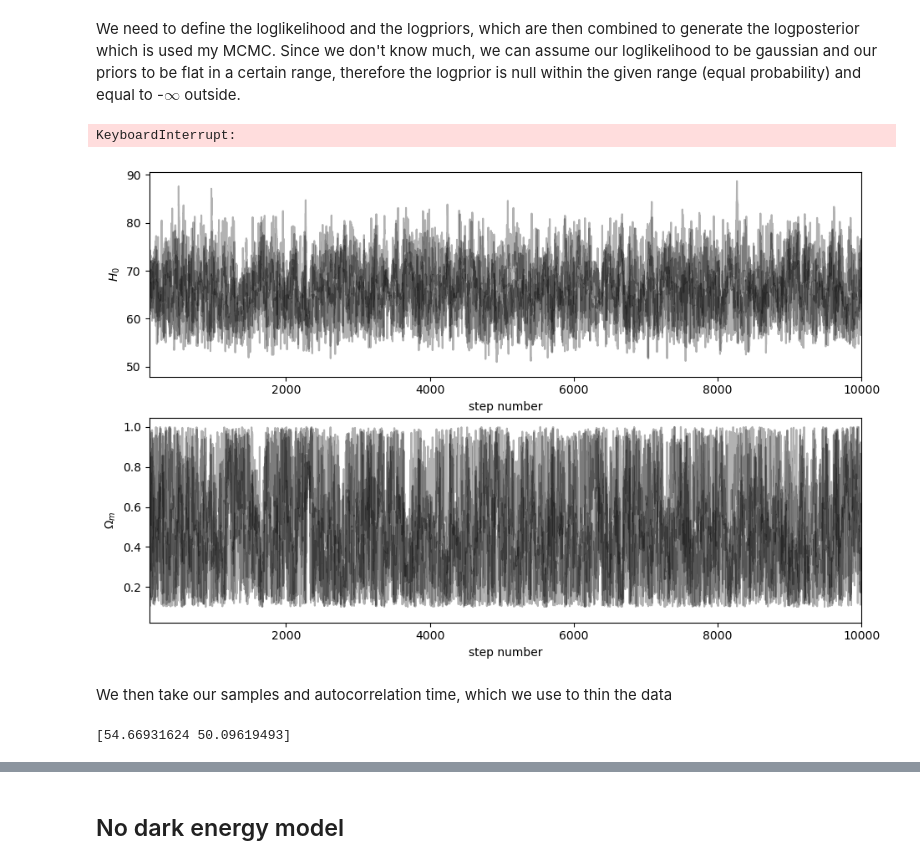
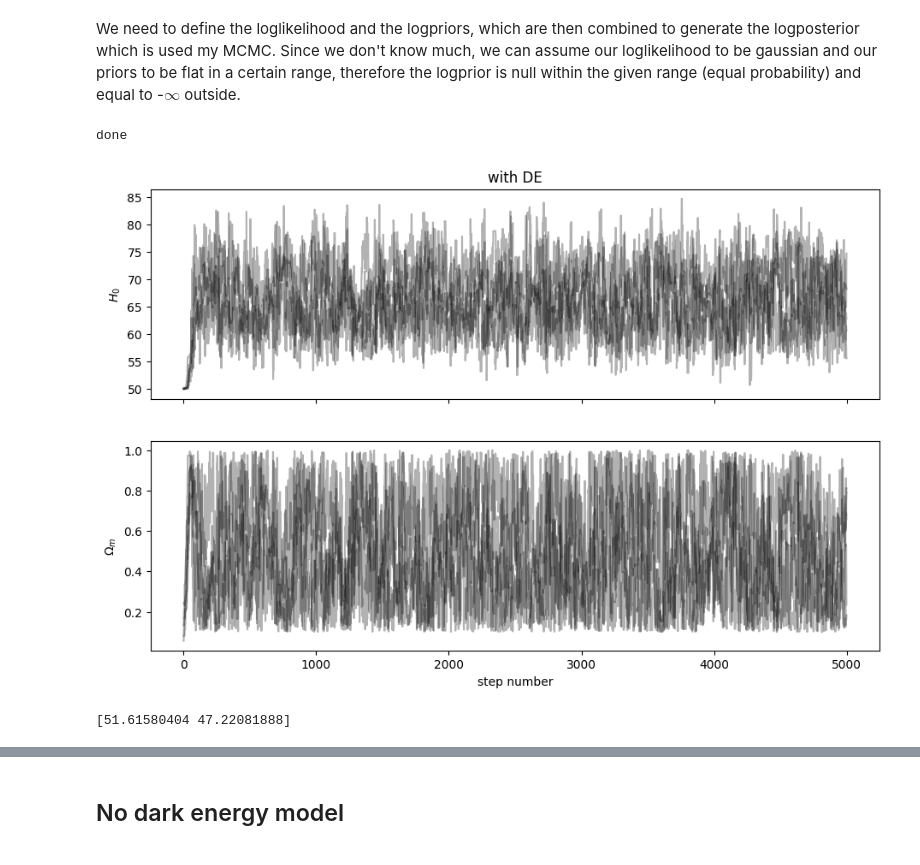
Before and after one commit to lisam10/astrostatistics_bicocca_2024, a Jupyter notebook: working/W18_GPR.ipynb, the cells around one changed output, grey strips where cells are left out. Saved outputs shown, nothing was run; the diff lists cells and outputs as text; code cells hidden in the pictures.

```diff
--- a/working/W18_GPR.ipynb
+++ b/working/W18_GPR.ipynb
@@ -164,7 +164,7 @@ import corner
 # %%
 n_dim = 2
 n_walkers = 5
-n_steps = int(1e+4)
+n_steps = int(5e+3)
 
 data = np.array([z_sample, mu_sample, dmu]).T
 
@@ -197,8 +216,8 @@ def log_posterior(par, data):
     return lp
 # %%
-sampler = emcee.EnsembleSampler(n_walkers, n_dim, log_posterior, args=[data])
+sampler = emcee.EnsembleSampler(n_walkers, n_dim, log_posterior, args=[data, True])
 sampler.run_mcmc(starting_guesses, n_steps,progress=True)
 
-print("done")
+print('done')
 # %% [output]
-KeyboardInterrupt:
+done
@@ -205,24 +226,20 @@ KeyboardInterrupt:
 # %%
-fig, ax = plt.subplots(figsize=(11, 7), nrows = 1, ncols=2)
+fig, ax = plt.subplots(figsize=(11, 7), nrows = 2, ncols=1, sharex=True)
 
+ax[0].plot(samples[:, :, 0], 'k', alpha=0.3)
+ax[0].set(ylabel = '$H_0$',title='with DE')
 
-ax[0].plot(samples[:, :, 0], "k", alpha=0.3)
-ax[0].set(ylabel = '$H_0$', xlabel = 'step number', xlim = (0, len(samples)))
-
-ax[1].plot(samples[:, :, 1], "k", alpha=0.3)
-ax[1].set(ylabel = '$\Omega_m$', xlabel = 'step number', xlim = (0, len(samples)))
+ax[1].plot(samples[:, :, 1], 'k', alpha=0.3)
+ax[1].set(ylabel = '$\Omega_m$', xlabel = 'step number')
 
 plt.show()
 # %% [output]
-[figure, old version]
+[figure, new version]
-# %% [markdown]
-We then take our samples and autocorrelation time, which we use to thin the data
 # %%
-samples = sampler.get_chain()
 tau = sampler.get_autocorr_time()
 print(tau)
 # %% [output]
-[54.66931624 50.09619493]
+[51.61580404 47.22081888]
 # %%
 flat_samples = sampler.get_chain(discard=3*int(max(tau)), thin=int(max(tau)), flat=True)
 
```
Also changed, not shown: parts of 31 cells of this notebook.
